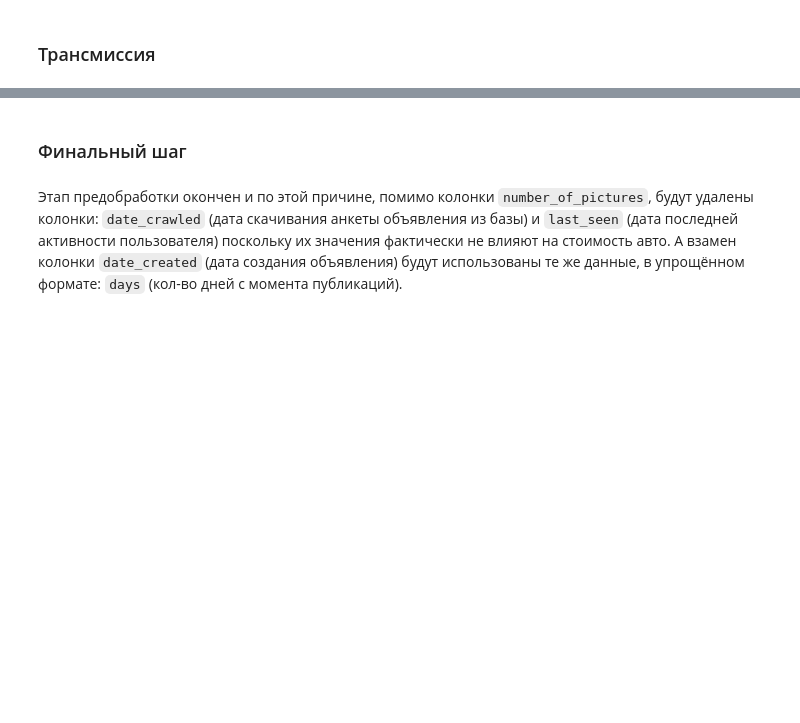
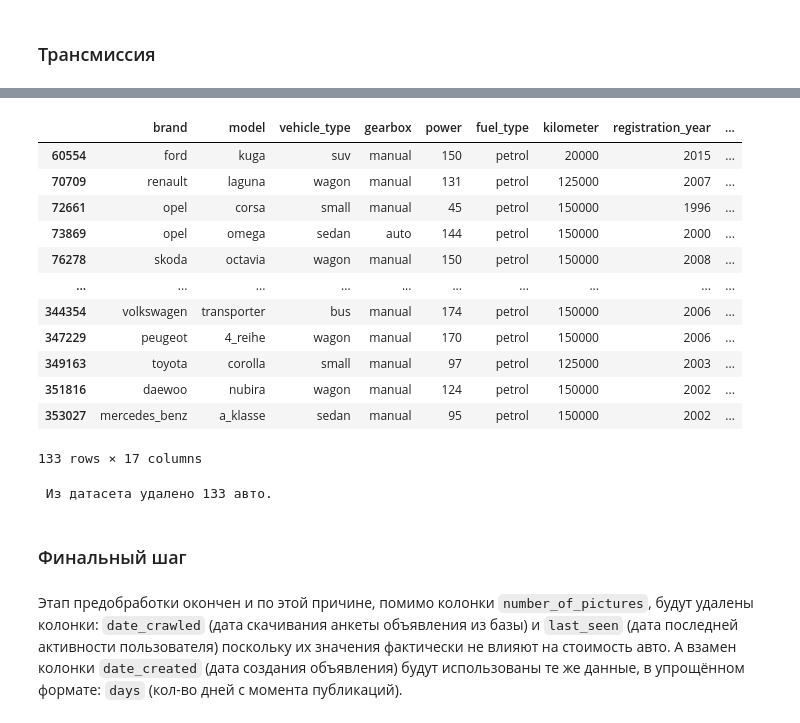
Before and after one commit to Danspers/11.Car-valuation, a Jupyter notebook: Car_valuation.ipynb, the cells around one changed output, grey strips where cells are left out. Saved outputs shown, nothing was run; the diff lists cells and outputs as text; code cells hidden in the pictures; blank space fills up the shorter version.

```diff
--- a/Car_valuation.ipynb
+++ b/Car_valuation.ipynb
@@ -748,3 +741,26 @@ Wall time: 31.6 s
+# %%
+# повторный поиск (контроль) новых дубликатов
+dupl_autos = df[df[['brand', 'model', 'vehicle_type', 'gearbox', 'power', 'fuel_type', 'kilometer',
+                    'registration_year', 'registration_month', 'repaired', 'price', 'date_created']].duplicated()].index
+
+display(df.loc[dupl_autos])
+df.drop(dupl_autos, inplace=True)
+print(f'\n Из датасета удалено {len(dupl_autos)} авто.')
+# %% [output]
+|  | brand | model | vehicle_type | gearbox | power | fuel_type | kilometer | registration_year | ... |
+| 60554 | ford | kuga | suv | manual | 150 | petrol | 20000 | 2015 | ... |
+| 70709 | renault | laguna | wagon | manual | 131 | petrol | 125000 | 2007 | ... |
+| 72661 | opel | corsa | small | manual | 45 | petrol | 150000 | 1996 | ... |
+| 73869 | opel | omega | sedan | auto | 144 | petrol | 150000 | 2000 | ... |
+| 76278 | skoda | octavia | wagon | manual | 150 | petrol | 150000 | 2008 | ... |
+| ... | ... | ... | ... | ... | ... | ... | ... | ... | ... |
+| 344354 | volkswagen | transporter | bus | manual | 174 | petrol | 150000 | 2006 | ... |
+| 347229 | peugeot | 4_reihe | wagon | manual | 170 | petrol | 150000 | 2006 | ... |
+| 349163 | toyota | corolla | small | manual | 97 | petrol | 125000 | 2003 | ... |
+| 351816 | daewoo | nubira | wagon | manual | 124 | petrol | 150000 | 2002 | ... |
+| 353027 | mercedes_benz | a_klasse | sedan | manual | 95 | petrol | 150000 | 2002 | ... |
+133 rows × 17 columns
+ Из датасета удалено 133 авто.
 # %% [markdown]
 ### Финальный шаг
 # %% [markdown]
```
Also changed, not shown: parts of 29 cells of this notebook, 1 other file.
